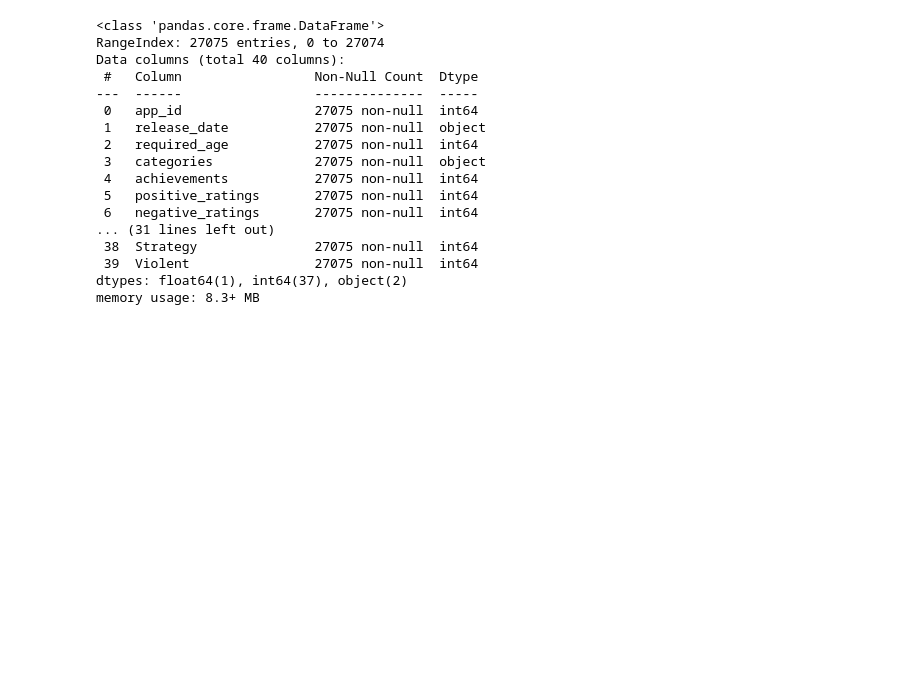
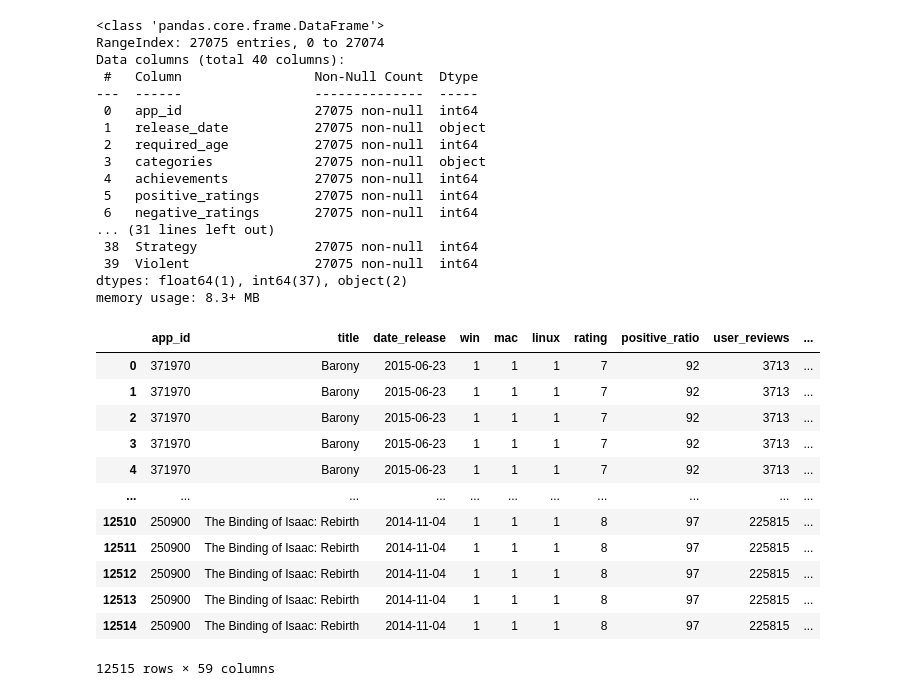
Before and after one commit to wooing1084/SteamGameRecommendationSystem, a Jupyter notebook: src/reduce_Data.ipynb, the cells around one changed output. Saved outputs shown, nothing was run; the diff lists cells and outputs as text; code cells hidden in the pictures; blank space fills up the shorter version.

```diff
--- a/src/reduce_Data.ipynb
+++ b/src/reduce_Data.ipynb
@@ -77,4 +82,20 @@ dtypes: float64(1), int64(37), object(2)
 memory usage: 8.3+ MB
 # %%
 merged_steam_games = pd.merge(final_filtered_df, pre_steam3, on='app_id', how='inner')
+# %%
+merged_steam_games
+# %% [output]
+|  | app_id | title | date_release | win | mac | linux | rating | positive_ratio | user_reviews | ... |
+| 0 | 371970 | Barony | 2015-06-23 | 1 | 1 | 1 | 7 | 92 | 3713 | ... |
+| 1 | 371970 | Barony | 2015-06-23 | 1 | 1 | 1 | 7 | 92 | 3713 | ... |
+| 2 | 371970 | Barony | 2015-06-23 | 1 | 1 | 1 | 7 | 92 | 3713 | ... |
+| 3 | 371970 | Barony | 2015-06-23 | 1 | 1 | 1 | 7 | 92 | 3713 | ... |
+| 4 | 371970 | Barony | 2015-06-23 | 1 | 1 | 1 | 7 | 92 | 3713 | ... |
+| ... | ... | ... | ... | ... | ... | ... | ... | ... | ... | ... |
+| 12510 | 250900 | The Binding of Isaac: Rebirth | 2014-11-04 | 1 | 1 | 1 | 8 | 97 | 225815 | ... |
+| 12511 | 250900 | The Binding of Isaac: Rebirth | 2014-11-04 | 1 | 1 | 1 | 8 | 97 | 225815 | ... |
+| 12512 | 250900 | The Binding of Isaac: Rebirth | 2014-11-04 | 1 | 1 | 1 | 8 | 97 | 225815 | ... |
+| 12513 | 250900 | The Binding of Isaac: Rebirth | 2014-11-04 | 1 | 1 | 1 | 8 | 97 | 225815 | ... |
+| 12514 | 250900 | The Binding of Isaac: Rebirth | 2014-11-04 | 1 | 1 | 1 | 8 | 97 | 225815 | ... |
+12515 rows × 59 columns
 # %%
```
Also changed, not shown: parts of 9 cells of this notebook, 1 other file.
